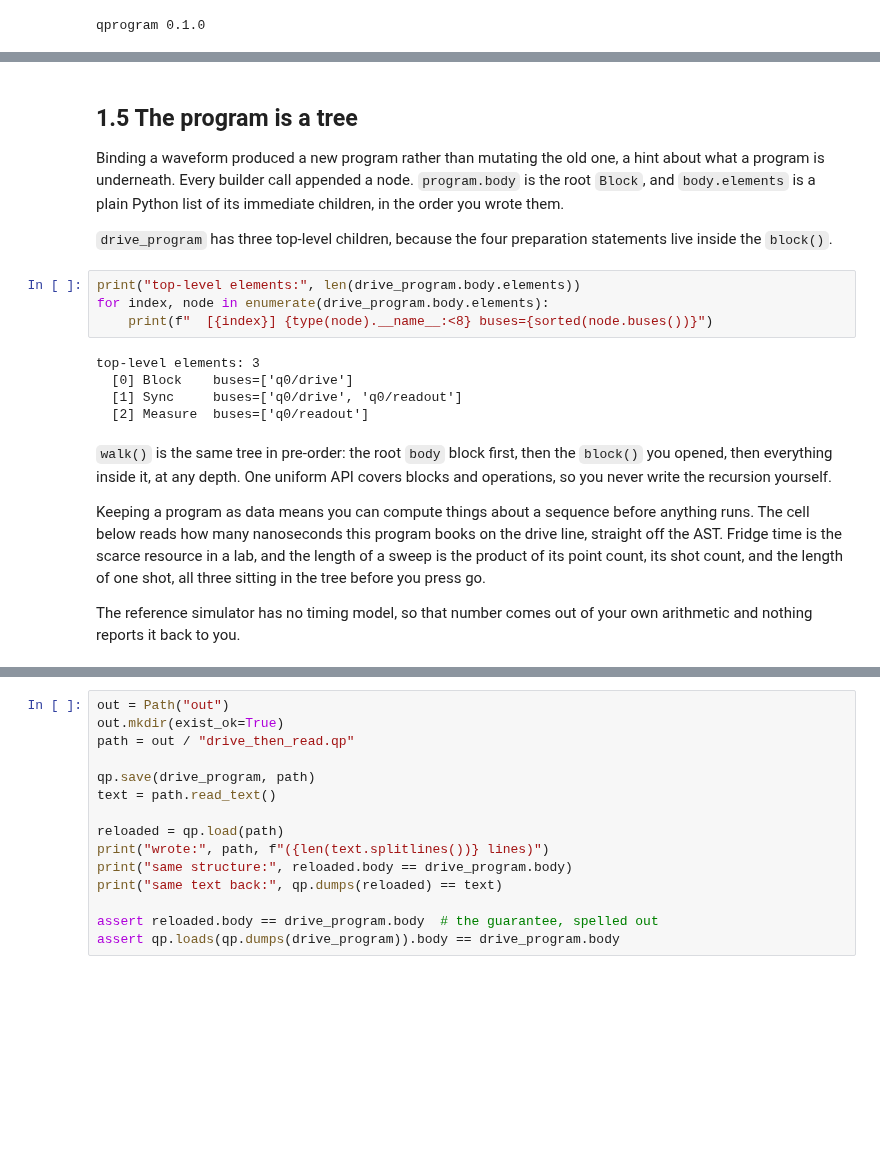
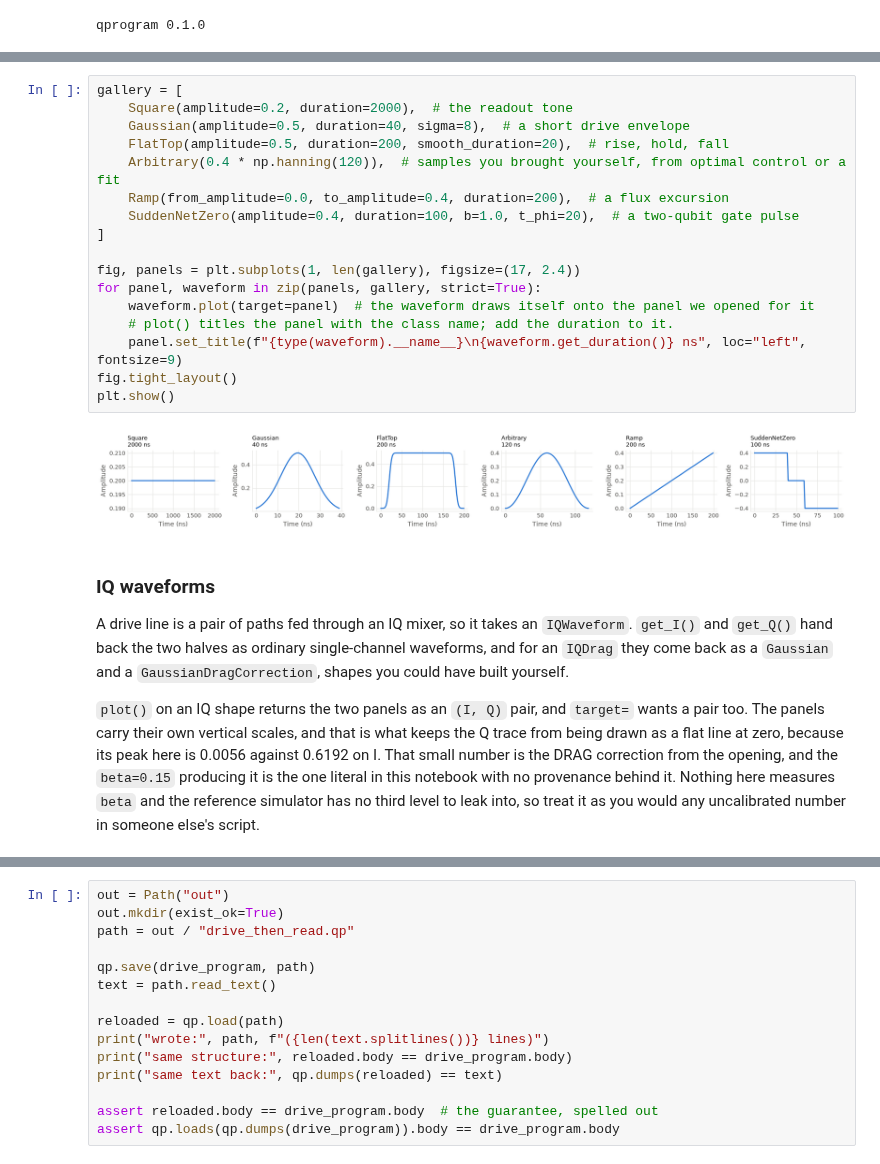
Before and after one commit to qilimanjaro-tech/ieee-qce26-qprogram-tutorial, a Jupyter notebook: notebooks/01_pulse_programs.ipynb, the cells around one changed output, grey strips where cells are left out. Saved outputs shown, nothing was run; the diff lists cells and outputs as text; blank space fills up the shorter version.

```diff
--- a/notebooks/01_pulse_programs.ipynb
+++ b/notebooks/01_pulse_programs.ipynb
@@ -492,21 +393,25 @@ after binding: play q[0].drive IQDrag(amplitude=0.62, duration=40, sigma=10, bet
-# %% [markdown]
-## 1.5 The program is a tree
-
-Binding a waveform produced a new program rather than mutating the old one, a hint about what a program is underneath. Every builder call appended a node. `program.body` is the root `Block`, and `body.elements` is a plain Python list of its immediate children, in the order you wrote them.
-
-`drive_program` has three top-level children, because the four preparation statements live inside the `block()`.
-# %%
-print("top-level elements:", len(drive_program.body.elements))
-for index, node in enumerate(drive_program.body.elements):
-    print(f"  [{index}] {type(node).__name__:<8} buses={sorted(node.buses())}")
-# %% [output]
-top-level elements: 3
-  [0] Block    buses=['q0/drive']
-  [1] Sync     buses=['q0/drive', 'q0/readout']
-  [2] Measure  buses=['q0/readout']
-# %% [markdown]
-`walk()` is the same tree in pre-order: the root `body` block first, then the `block()` you opened, then everything inside it, at any depth. One uniform API covers blocks and operations, so you never write the recursion yourself.
-
-Keeping a program as data means you can compute things about a sequence before anything runs. The cell below reads how many nanoseconds this program books on the drive line, straight off the AST. Fridge time is the scarce resource in a lab, and the length of a sweep is the product of its point count, its shot count, and the length of one shot, all three sitting in the tree before you press go.
-
-The reference simulator has no timing model, so that number comes out of your own arithmetic and nothing reports it back to you.
+# %%
+gallery = [
+    Square(amplitude=0.2, duration=2000),  # the readout tone
+    Gaussian(amplitude=0.5, duration=40, sigma=8),  # a short drive envelope
+    FlatTop(amplitude=0.5, duration=200, smooth_duration=20),  # rise, hold, fall
+    Arbitrary(0.4 * np.hanning(120)),  # samples you brought yourself, from optimal control or a fit
+    Ramp(from_amplitude=0.0, to_amplitude=0.4, duration=200),  # a flux excursion
+    SuddenNetZero(amplitude=0.4, duration=100, b=1.0, t_phi=20),  # a two-qubit gate pulse
+]
+
+fig, panels = plt.subplots(1, len(gallery), figsize=(17, 2.4))
+for panel, waveform in zip(panels, gallery, strict=True):
+    waveform.plot(target=panel)  # the waveform draws itself onto the panel we opened for it
+    # plot() titles the panel with the class name; add the duration to it.
+    panel.set_title(f"{type(waveform).__name__}\n{waveform.get_duration()} ns", loc="left", fontsize=9)
+fig.tight_layout()
+plt.show()
+# %% [output]
+[figure, added]
+# %% [markdown]
+### IQ waveforms
+
+A drive line is a pair of paths fed through an IQ mixer, so it takes an `IQWaveform`. `get_I()` and `get_Q()` hand back the two halves as ordinary single-channel waveforms, and for an `IQDrag` they come back as a `Gaussian` and a `GaussianDragCorrection`, shapes you could have built yourself.
+
+`plot()` on an IQ shape returns the two panels as an `(I, Q)` pair, and `target=` wants a pair too. The panels carry their own vertical scales, and that is what keeps the Q trace from being drawn as a flat line at zero, because its peak here is 0.0056 against 0.6192 on I. That small number is the DRAG correction from the opening, and the `beta=0.15` producing it is the one literal in this notebook with no provenance behind it. Nothing here measures `beta` and the reference simulator has no third level to leak into, so treat it as you would any uncalibrated number in someone else's script.
```
Also changed, not shown: parts of 82 cells of this notebook, 17 other files.
